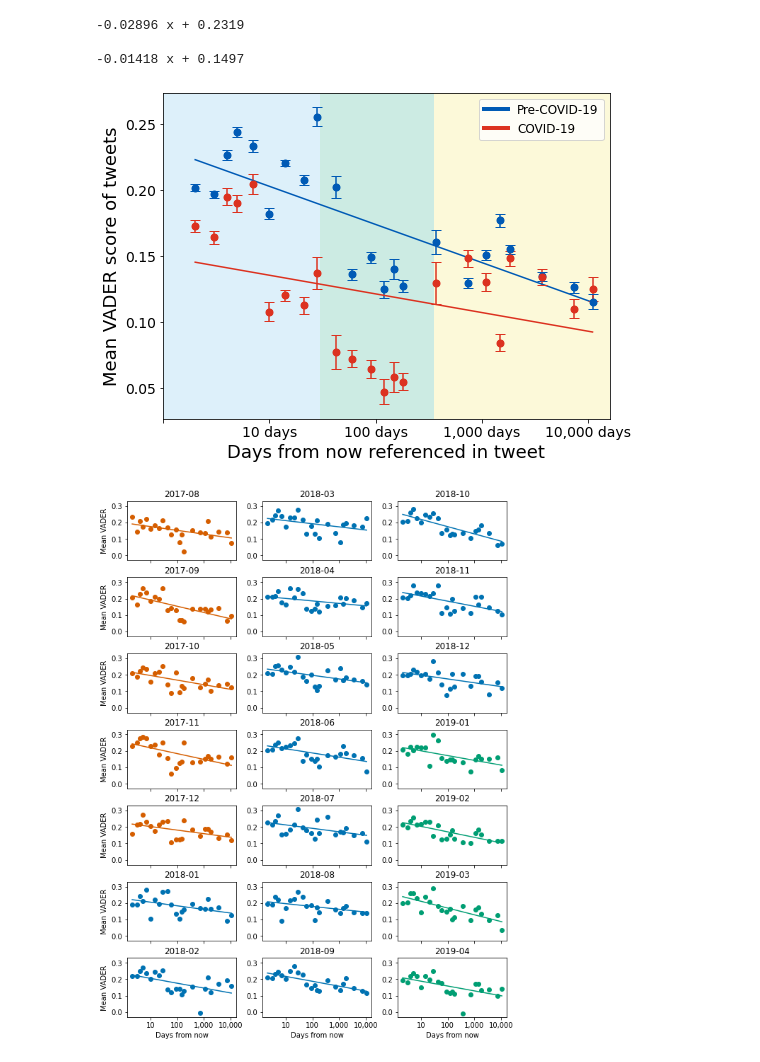
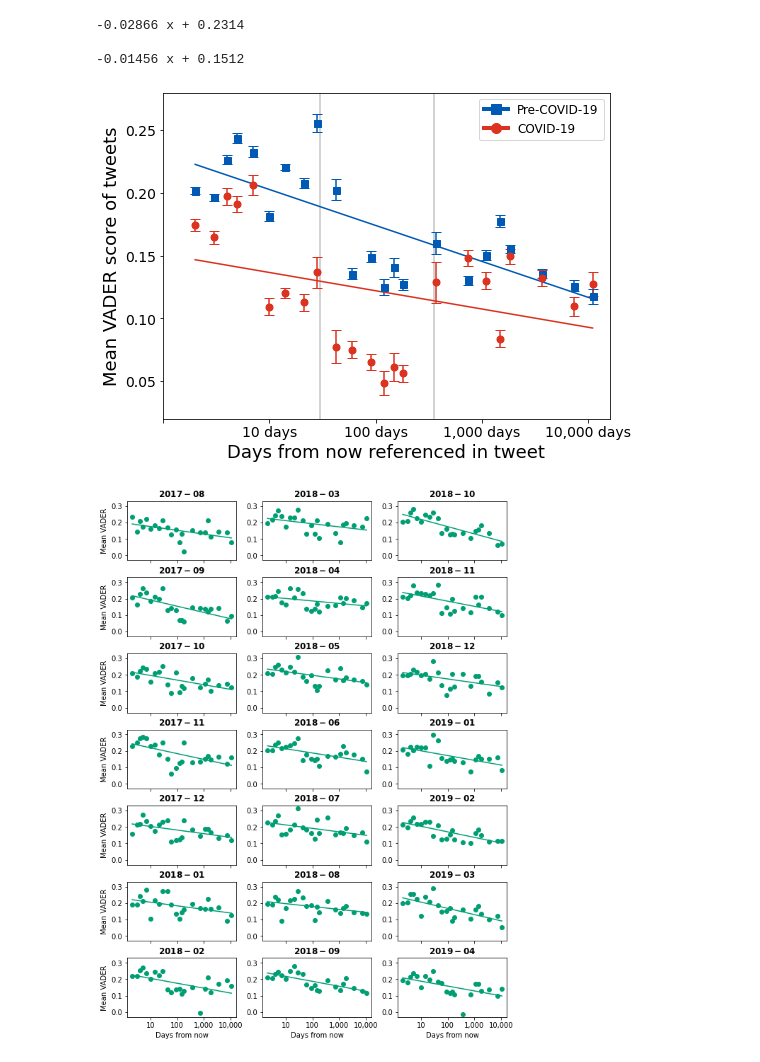
Before and after one commit to CalvinIsch/agents, a Jupyter notebook: SI.ipynb, the cells around one changed output. Saved outputs shown, nothing was run; the diff lists cells and outputs as text; code cells hidden in the pictures.

```diff
--- a/SI.ipynb
+++ b/SI.ipynb
@@ -89,21 +89,18 @@ plt.show()
 # Read all of the filenames
 df = pd.read_csv(all_sents[0])
 df['phrase'] = all_sents[0][11:all_sents[0].index('_')]
-df = df[['tweet_id','created_at','phrase',var]]
-
+df = df[['tweet_id','created_at','phrase','vader']]
 for i in all_sents[1:]:
     df_1 = pd.read_csv(i)
     df_1['phrase'] = i[11:i.index('_')]
-
-    df_1 = df_1[['tweet_id','created_at','phrase',var]]
+    df_1 = df_1[['tweet_id','created_at','phrase','vader']]
     df = pd.concat([df,df_1])
 
 df = df.loc[df.vader!=0]
 df.created_at = pd.to_datetime(df['created_at'])
-df = df.dropna(subset=[var])
-print(df.tweet_id.count())
+df = df.dropna(subset=['vader'])
+df_bots = df.copy()
 df = df.loc[~df.tweet_id.isin(list(df_bot_accounts.tweet_id))]
-print(df.tweet_id.count())
 
 dif_counts = []
 dif_counts_props = []
@@ -124,16 +121,15 @@ bars = ('2 days','3 days','4 days','5 days','7 days','10 days',
               '2 months','3 months','4 months','5 months','6 months','12 months',
               '2 years','3 years','4 years','5 years','10 years','20 years','30 years')
 y_pos = np.arange(len(bars))
+
+# Create the figure
 fig, axs = plt.subplots(1, 1,figsize=(16,6))
 fig.tight_layout(pad=5)
-
-
 axs.bar(y_pos, dif_counts_props,color = "#990000")
 axs.set_xticks(y_pos)
 axs.set_xticklabels(all_phrases, rotation= 20)
 axs.tick_params(labelsize=14)
 axs.set_ylabel('Proportion of Tweets',fontsize=20)
-#axs.set_title("Proportion of Bot-tweets per Phrase",fontsize = 24)
 
 plt.savefig('SI-plots/bot-tweets-per-phrase.png',dpi=400)
 plt.show()
@@ -215,59 +208,57 @@ fig, axs = plt.subplots(1, 1,figsize=(8,6))
 
 # Get all phrases and x locations in log of days
 x = get_x()
-
 all_phrases = ['2-days','3-days','4-days','5-days','7-days','10-days',
                '2-weeks','3-weeks','4-weeks','6-weeks',
               '2-months','3-months','4-months','5-months','6-months','12-months',
               '2-years','3-years','4-years','5-years','10-years','20-years','30-years']
 
+axs.plot([np.log10(30), np.log10(30)], [0, .3], '-', color = '#d3d3d3', lw=2)
+axs.plot([np.log10(350), np.log10(350)], [0, .3], '-', color = '#d3d3d3', lw=2)
+
 # Plot 2019
 df_main = get_range("2017-08-01", "2020-03-11") # 2018-03
-all_tweets = [df_main.loc[df_main['phrase'] == phrase][var].mean() for phrase in all_phrases]
-all_e = [mean_confidence_interval(df_main.loc[df_main['phrase'] == phrase][var]) for phrase in all_phrases]
+all_tweets = [df_main.loc[df_main['phrase'] == phrase]['vader'].mean() for phrase in all_phrases]
+all_e = [mean_confidence_interval(df_main.loc[df_main['phrase'] == phrase]['vader']) for phrase in all_phrases]
 coef = np.polyfit(x,all_tweets,1)
 poly1d_fn = np.poly1d(coef)
 print(poly1d_fn)
-axs.errorbar(x, all_tweets, all_e, linestyle='None', marker='o', ecolor="#005AB5", mec="#005AB5", mfc="#005AB5", mew=1, ms=7, capsize=5)
+axs.errorbar(x, all_tweets, all_e, linestyle='None', marker='s', ecolor="#005AB5", mec="#005AB5", mfc="#005AB5", mew=1, ms=7, capsize=5)
 axs.plot(x, all_tweets, 'yo', x, poly1d_fn(x), '-k',color="#005AB5")
 
 
 # Plot 2020
 df_main = get_range("2020-03-11", "2020-10-31") #2020 - 03-11
-all_tweets = [df_main.loc[df_main['phrase'] == phrase][var].mean() for phrase in all_phrases]
-all_e = [mean_confidence_interval(df_main.loc[df_main['phrase'] == phrase][var]) for phrase in all_phrases]
+all_tweets = [df_main.loc[df_main['phrase'] == phrase]['vader'].mean() for phrase in all_phrases]
+all_e = [mean_confidence_interval(df_main.loc[df_main['phrase'] == phrase]['vader']) for phrase in all_phrases]
 coef = np.polyfit(x,all_tweets,1)
 poly1d_fn = np.poly1d(coef)
 print(poly1d_fn)
 axs.errorbar(x, all_tweets, all_e, linestyle='None', marker='o', ecolor="#DC3220", mec="#DC3220", mfc="#DC3220", mew=1, ms=7, capsize=5)
 axs.plot(x, all_tweets, 'yo', x, poly1d_fn(x), '-k',color="#DC3220")
 
-axs.axvspan(0, np.log10(30), facecolor='#56B4E9', alpha=0.2)
-axs.axvspan(np.log10(30), np.log10(350), facecolor='#009E73', alpha=0.2)
-axs.axvspan(np.log10(350), 4.2, facecolor='#F0E442', alpha=0.2)
+#axs.axvspan(0, np.log10(30), facecolor='#56B4E9', alpha=0.2)
+#axs.axvspan(np.log10(30), np.log10(350), facecolor='#009E73', alpha=0.2)
+#axs.axvspan(np.log10(350), 4.2, facecolor='#F0E442', alpha=0.2)
 axs.set_xlim(0,4.2)
+axs.set_ylim(0.02,.28)
 
 # Labels
-#plt.title("Sentiment Curve", fontsize = 24)
 plt.ylabel('Mean VADER score of tweets', fontsize = 18)
 plt.xlabel("Days from now referenced in tweet", fontsize = 18)
+custom_lines = [Line2D([0], [0], marker='s', color='#005AB5',  lw=4,markersize=10),
+                Line2D([0], [0], marker='o', color='#DC3220', lw=4, markersize=10)]
+axs.legend(custom_lines,["Pre-COVID-19","COVID-19"],fontsize = 12)
+plt.xticks(np.arange(5), ('','10 days', '100 days','1,000 days','10,000 days'))
+axs.tick_params(labelsize=14)
 
-custom_lines = [Line2D([0], [0], color='#005AB5',  lw=4),
-                Line2D([0], [0], color='#DC3220', lw=4)]
-
-axs.legend(custom_lines,["Pre-COVID-19","COVID-19"],fontsize = 12)
-
-#plt.legend(["(Typical)","March 2018","(Inverted)","March 2020"], loc='best', fontsize = 14)
-plt.xticks(np.arange(5), ('','10 days', '100 days','1,000 days','10,000 days'))
-
-axs.tick_params(labelsize=14)
 plt.savefig('SI-plots/Sentiment-Yield-Curve-Typical-Inverted-all.png',dpi=400)
 plt.show()
 # %% [output]
--0.02896 x + 0.2319
+-0.02866 x + 0.2314
 
--0.01418 x + 0.1497
+-0.01456 x + 0.1512
-[figure, old version]
+[figure, new version]
 # %%
 
 
@@ -289,17 +280,11 @@ for j in [0,1,2]:
         fig_row.append(i)
 
 # Get some seperate colors
-cols = ['#D55E00','#D55E00','#D55E00','#D55E00','#D55E00']
-for col in ['#0072B2','#009E73']:
-    for i in range(12):
-        cols.append(col)
+cols = ['#009E73' for i in range(36)]
 
 # Create a figure with the appropriate amount of slots
 fig, axs = plt.subplots(7, 3,figsize=(8,10.5)) # 9 by 12 before
-#fig.suptitle("Yield curve over time",size = 16)
 fig.tight_layout(pad=0.3)
-#for ax in axs.flat:
-#    ax.set_xticks([])
 
 # Get the X axis in log scale
 x = get_x()
@@ -309,9 +294,8 @@ for i in range(21):
     # Get the appropriate month
     df_main = get_range(all_months[i], all_months[i + 1])
 
-    # Find the mean and error bars
+    # Find the means
     all_tweets = [df_main.loc[df_main['phrase'] == phrase].vader.mean() for phrase in all_phrases]
-    all_e = [mean_confidence_interval(df_main.loc[df_main['phrase'] == phrase].vader) for phrase in all_phrases]
 
     # Find the best fit 4th degree polynomial
     coef = np.polyfit(x,all_tweets,1)
@@ -324,15 +308,14 @@ for i in range(21):
         axs[fig_row[i], fig_col[i]].set_xticklabels(('','10','100','1,000','10,000'))
 
     # Plot this
-    #axs[fig_row[i], fig_col[i]].errorbar(x, all_tweets, all_e, linestyle='None', marker='o', ecolor="black", mec="black", mfc="black", mew=1, ms=7, capsize=5)
     axs[fig_row[i], fig_col[i]].plot(x, all_tweets, 'yo', x, poly1d_fn(x), '-k',color=cols[i])
-    axs[fig_row[i], fig_col[i]].set_title(all_months[i][:len(all_months[i])-3])
+    axs[fig_row[i], fig_col[i]].set_title(r"$\bf{" + all_months[i][:len(all_months[i])-3] + "}$")
     axs[fig_row[i], fig_col[i]].set_ylim([-.03,0.33])
 plt.savefig('SI-plots/All_Months-1.png', dpi = 400,bbox_inches='tight')
 
 plt.show()
 # %% [output]
-[figure, old version]
+[figure, new version]
 # %%
 all_months = []
 for m in ['05','06','07','08','09','10','11','12']:
```
Also changed, not shown: parts of 8 cells of this notebook, 1 other file.
